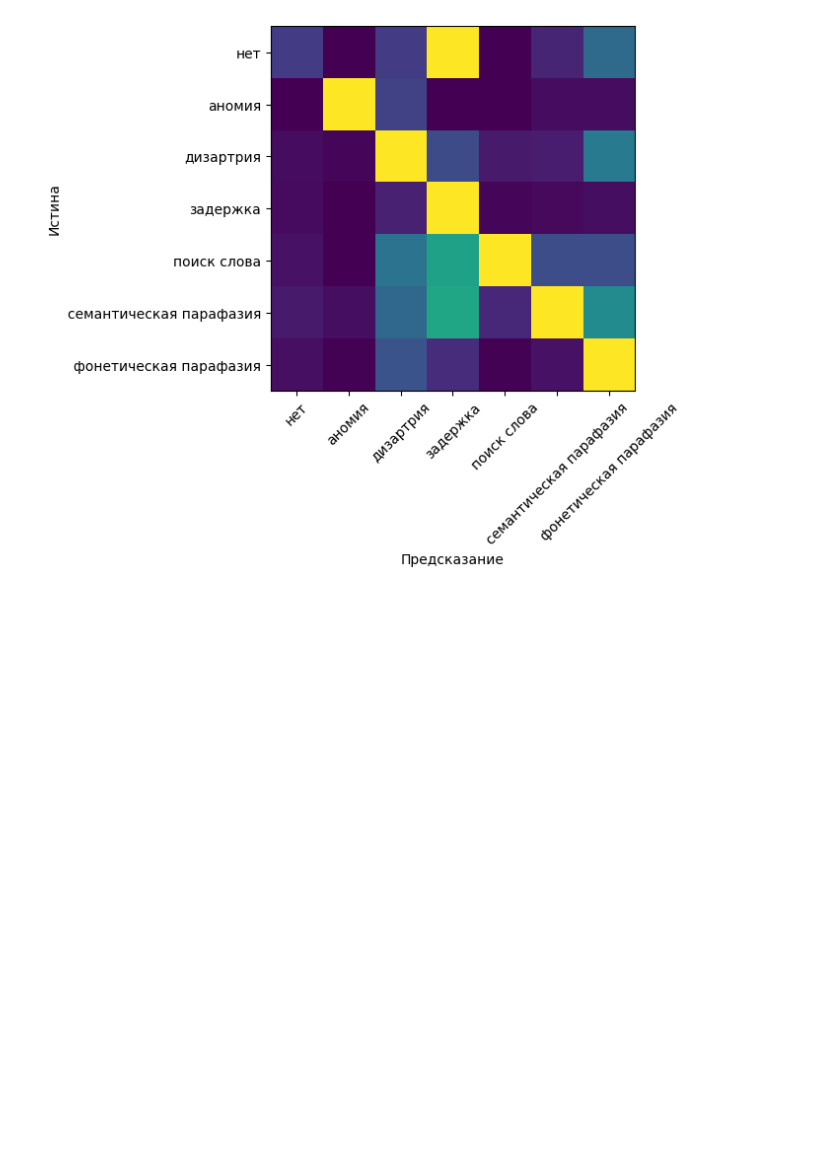
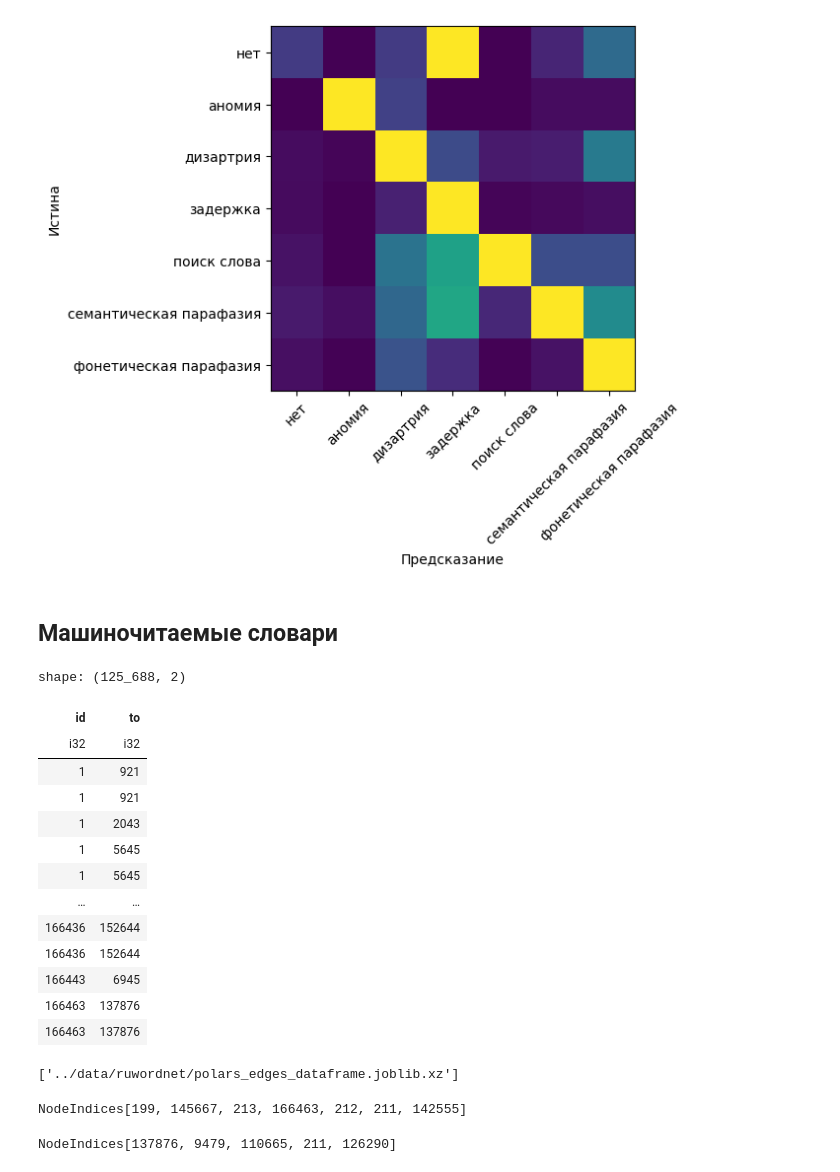
Before and after one commit to vmgorelikov/Automated-Classification-of-Language-Eloquent-Areas-in-Neurotypical-Individuals, a Jupyter notebook: notebooks/feature_extraction.ipynb, the cells around one changed output. Saved outputs shown, nothing was run; the diff lists cells and outputs as text; code cells hidden in the pictures; blank space fills up the shorter version.

```diff
--- a/notebooks/feature_extraction.ipynb
+++ b/notebooks/feature_extraction.ipynb
@@ -1478,3 +1486,23 @@ _ = evaluate(X, y, new_pipeline_2)
 семантическая парафазия 0.4087  0.3819  0.3835
 фонетическая парафазия  0.5935  0.6710  0.6291
 [figure]
+# %% [markdown]
+## Машиночитаемые словари
+# %%
+relations_tables_query =  '''
+    SELECT * FROM antonymy_relation
+    UNION ALL
+    SELECT * FROM cause_relation
+    UNION ALL
+    SELECT * FROM domain_relation
+    UNION ALL
+    SELECT * FROM entailment_relation
+    UNION ALL
+    SELECT * FROM hypernym_relation
+    UNION ALL
+    SELECT * FROM instance_relation
+    UNION ALL
+    SELECT * FROM cause_relation
+    UNION ALL
+    SELECT * FROM meronymy_relation
+    '''
@@ -1480,0 +1521,23 @@ _ = evaluate(X, y, new_pipeline_2)
+# %%
+ruwordnet_edges
+# %% [output]
+shape: (125_688, 2)
+| id | to |
+| i32 | i32 |
+| 1 | 921 |
+| 1 | 921 |
+| 1 | 2043 |
+| 1 | 5645 |
+| 1 | 5645 |
+| … | … |
+| 166436 | 152644 |
+| 166436 | 152644 |
+| 166443 | 6945 |
+| 166463 | 137876 |
+| 166463 | 137876 |
+# %%
+joblib.dump(ruwordnet_edges, '../data/ruwordnet/'
+                                'polars_edges_dataframe.joblib.xz',
+                                ('xz', 9))
+# %% [output]
+['../data/ruwordnet/polars_edges_dataframe.joblib.xz']
@@ -1480,0 +1547,8 @@ _ = evaluate(X, y, new_pipeline_2)
+# %%
+ruwordnet_graph.neighbors(137876)
+# %% [output]
+NodeIndices[199, 145667, 213, 166463, 212, 211, 142555]
+# %%
+ruwordnet_graph.neighbors(145667)
+# %% [output]
+NodeIndices[137876, 9479, 110665, 211, 126290]
```
Also changed, not shown: parts of 17 cells of this notebook, 2 other files.
